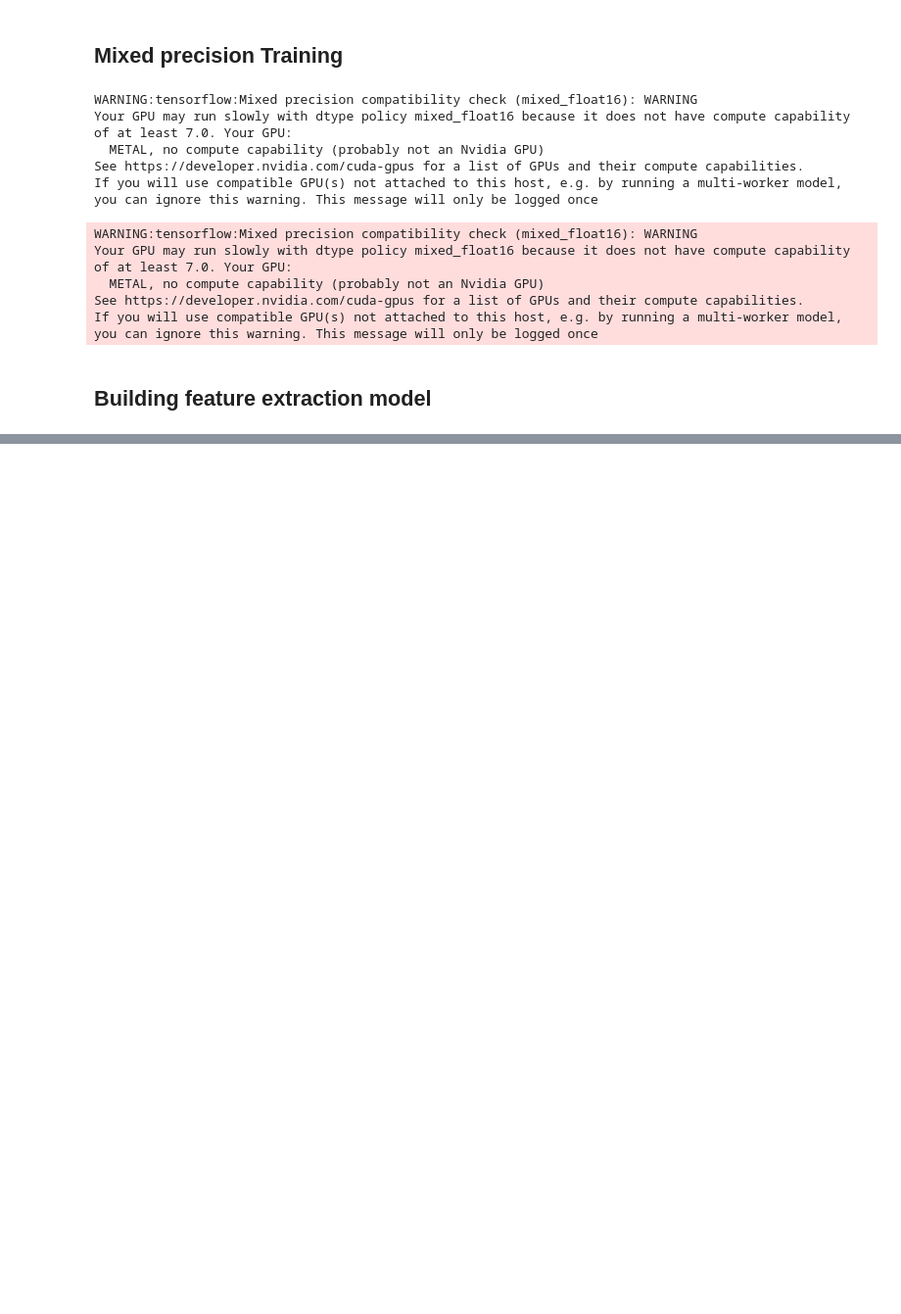
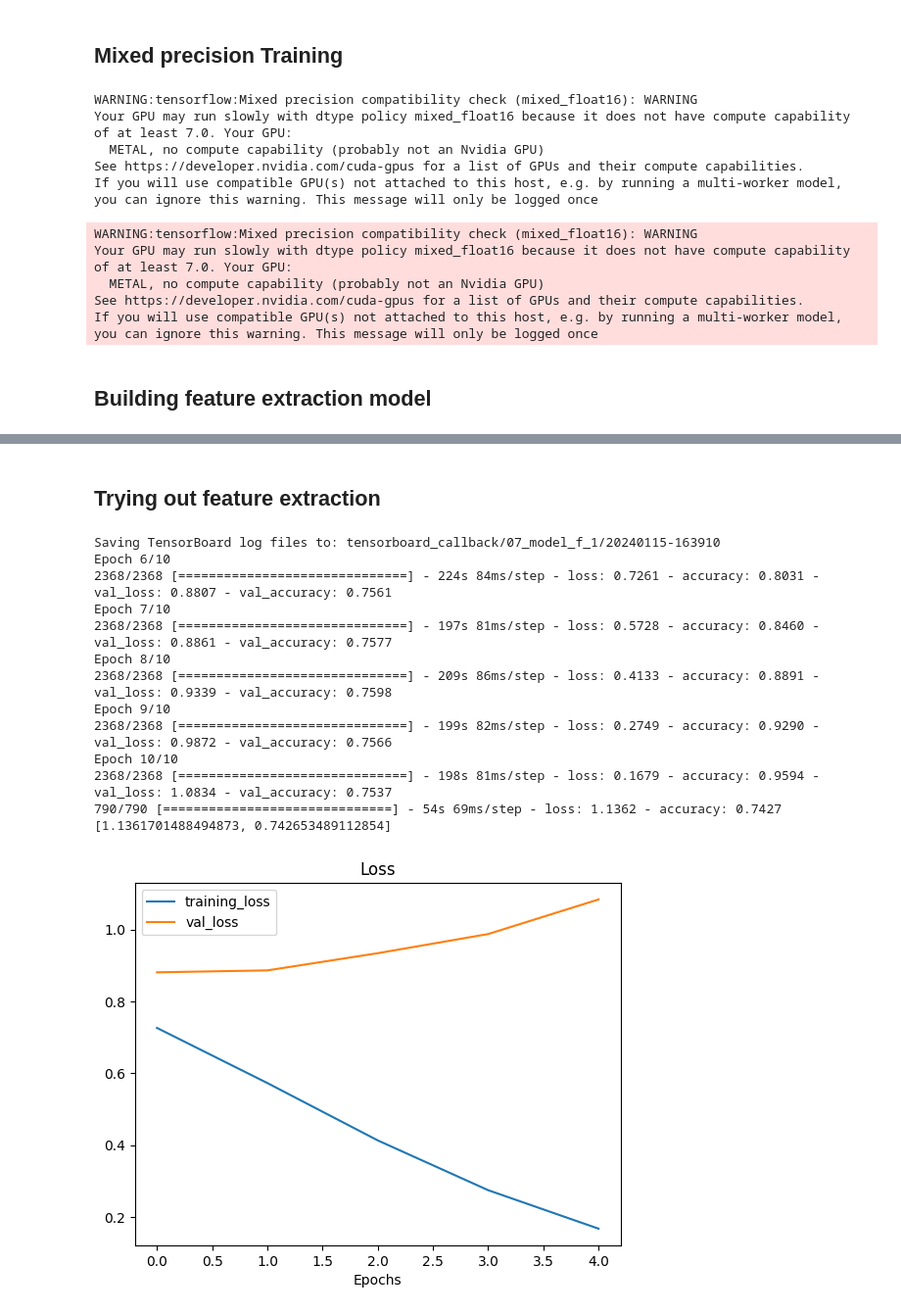
Before and after one commit to mufaddalhamidofficial/tensorflow_course, a Jupyter notebook: 07_food_vision_big.ipynb, the cells around one changed output, grey strips where cells are left out. Shown at 98% size. Cells and saved outputs as stored; diff of their text form; code cells hidden in the pictures; blank space fills up the shorter version.

```diff
--- a/07_food_vision_big.ipynb
+++ b/07_food_vision_big.ipynb
@@ -242,0 +324,50 @@ INFO:tensorflow:Assets written to: models/07_baseline_1/assets
+# %% [markdown]
+## Trying out feature extraction
+# %%
+model_f_1 = tf.keras.models.load_model("models/07_model_b_2")
+model_f_1.layers[1].trainable = True
+
+for layer in model_f_1.layers[1].layers[:-20]:
+  layer.trainable = False
+
+for layer in model_f_1.layers[1].layers[-20:]:
+  layer.trainable = True
+
+model_f_1.compile(
+    loss = tf.keras.losses.SparseCategoricalCrossentropy(),
+    optimizer =tf.keras.optimizers.Adam(learning_rate=0.0001),
+    metrics = ["accuracy"],
+)
+
+history_f_1 = model_f_1.fit(
+    train_data,
+    epochs = 10,
+    steps_per_epoch=len(train_data),
+    validation_data = test_data,
+    validation_steps = int(0.15 * len(test_data)),
+    initial_epoch = 5,
+    callbacks = [
+        create_tensorboard_callback("tensorboard_callback", "07_model_f_1"),
+        create_checkpoint_callback("07_model_f_1"),
+    ]
+)
+
+evaluation_f_1 = model_f_1.evaluate(test_data)
+# compare_historys(history_b_2, history_f_1, 5)
+plot_loss_curves(history_f_1)
+print(evaluation_f_1)
+# %% [output]
+Saving TensorBoard log files to: tensorboard_callback/07_model_f_1/20240115-163910
+Epoch 6/10
+2368/2368 [==============================] - 224s 84ms/step - loss: 0.7261 - accuracy: 0.8031 - val_loss: 0.8807 - val_accuracy: 0.7561
+Epoch 7/10
+2368/2368 [==============================] - 197s 81ms/step - loss: 0.5728 - accuracy: 0.8460 - val_loss: 0.8861 - val_accuracy: 0.7577
+Epoch 8/10
+2368/2368 [==============================] - 209s 86ms/step - loss: 0.4133 - accuracy: 0.8891 - val_loss: 0.9339 - val_accuracy: 0.7598
+Epoch 9/10
+2368/2368 [==============================] - 199s 82ms/step - loss: 0.2749 - accuracy: 0.9290 - val_loss: 0.9872 - val_accuracy: 0.7566
+Epoch 10/10
+2368/2368 [==============================] - 198s 81ms/step - loss: 0.1679 - accuracy: 0.9594 - val_loss: 1.0834 - val_accuracy: 0.7537
+790/790 [==============================] - 54s 69ms/step - loss: 1.1362 - accuracy: 0.7427
+[1.1361701488494873, 0.742653489112854]
+[figure, added]
```
Also changed, not shown: parts of 29 cells of this notebook, 16 other files.
